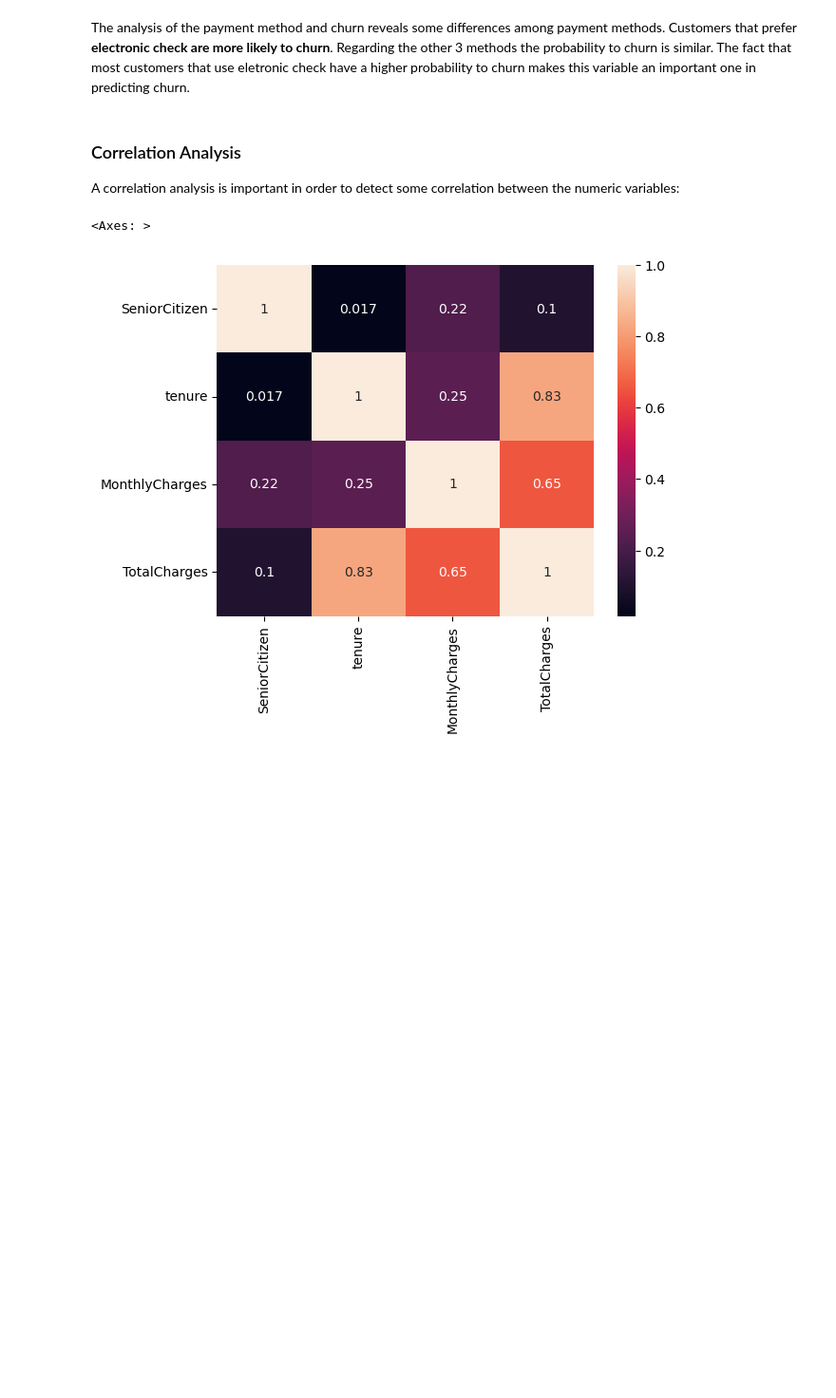
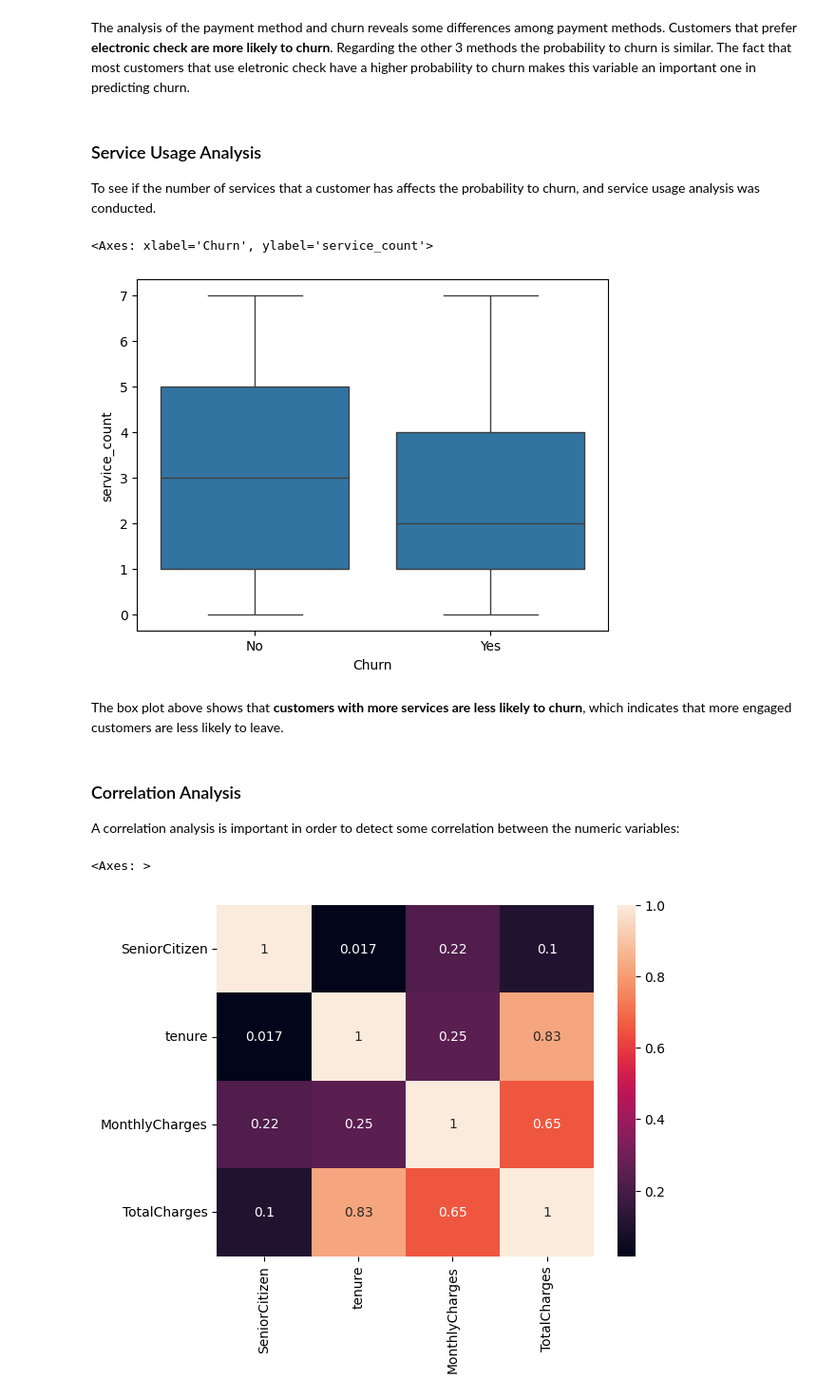
Before and after one commit to anarmsilva10/customer_churn, a Jupyter notebook: notebooks/01_data_exploration.ipynb, the cells around one changed output. Shown at 95% size. Cells and saved outputs as stored; diff of their text form; code cells hidden in the pictures; blank space fills up the shorter version.

Commit message:
some extra DEA; data cleaning notebook (02_data_cleaning.ipynb) and adjacent functions (preprocess.py); clean dataset

```diff
--- a/notebooks/01_data_exploration.ipynb
+++ b/notebooks/01_data_exploration.ipynb
@@ -251,5 +287,25 @@ plot_vs(df, 'PaymentMethod', 'Churn')
 # %% [markdown]
 The analysis of the payment method and churn reveals some differences among payment methods. Customers that prefer **electronic check are more likely to churn**. Regarding the other 3 methods the probability to churn is similar. The fact that most customers that use eletronic check have a higher probability to churn makes this variable an important one in predicting churn.
+# %% [markdown]
+### Service Usage Analysis
+To see if the number of services that a customer has affects the probability to churn, and service usage analysis was conducted.
+# %%
+services = [
+    "PhoneService", "InternetService", "OnlineSecurity",
+    "OnlineBackup", "DeviceProtection",
+    "TechSupport", "StreamingTV", "StreamingMovies"
+]
+
+df["service_count"] = df[services].apply(
+    lambda x: sum(x == "Yes"), axis=1
+)
+
+sns.boxplot(x="Churn", y="service_count", data=df)
+# %% [output]
+<Axes: xlabel='Churn', ylabel='service_count'>
+[figure, added]
+# %% [markdown]
+The box plot above shows that **customers with more services are less likely to churn**, which indicates that more engaged customers are less likely to leave.
 # %% [markdown]
 
 ### Correlation Analysis
```
Also changed, not shown: parts of 22 cells of this notebook, 4 other files.
